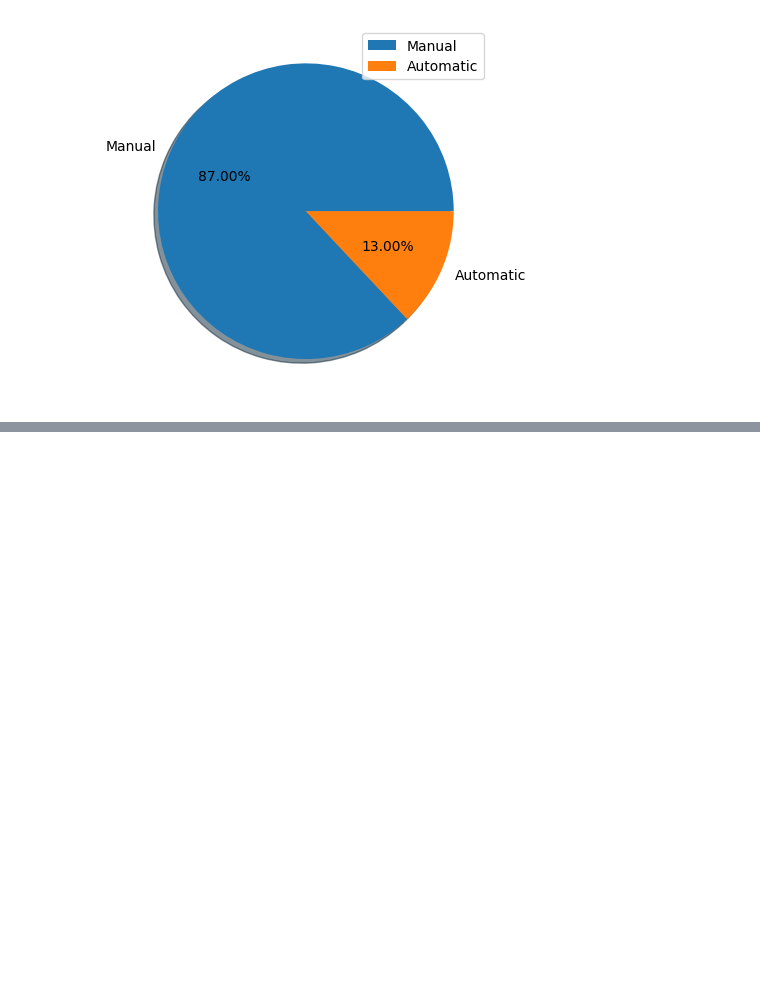
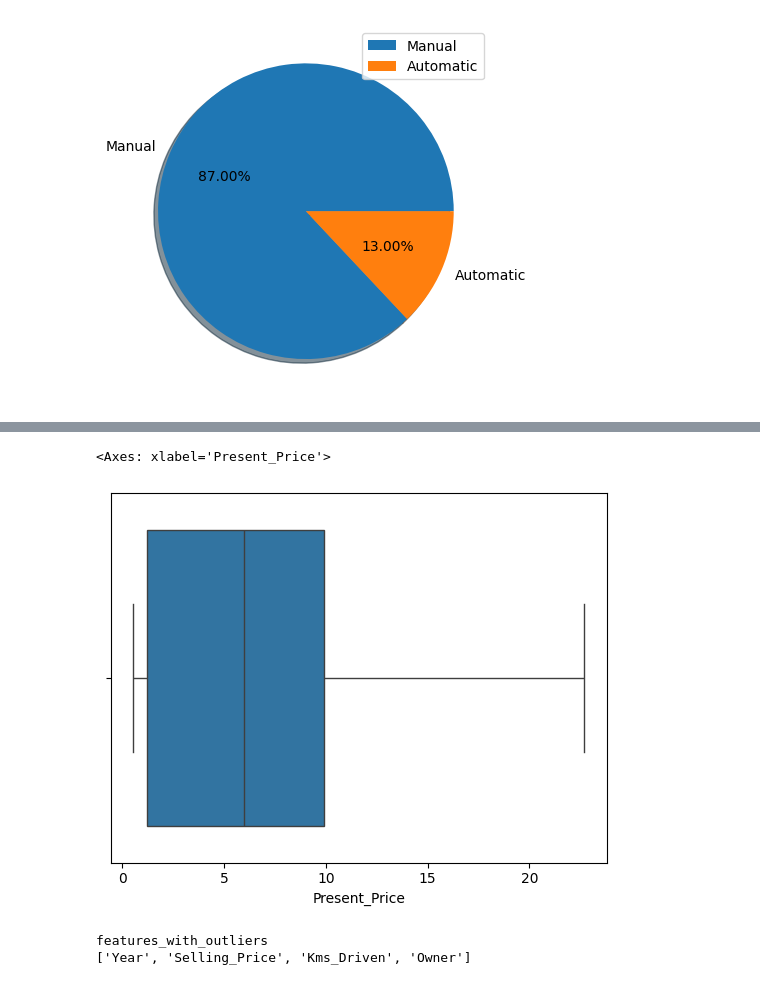
Before and after one commit to chetankhairnar05/Colab, a Jupyter notebook: class1.ipynb, the cells around one changed output, grey strips where cells are left out. Cells and saved outputs as stored; diff of their text form; code cells hidden in the pictures; blank space fills up the shorter version.

```diff
--- a/class1.ipynb
+++ b/class1.ipynb
@@ -275,0 +310,27 @@ plt.legend()
+# %%
+df['Present_Price'] = np.where(df['Present_Price'] > 22.7,22.7,df['Present_Price'])
+df['Present_Price'] = np.where(df['Present_Price'] < 0.54,0.54,df['Present_Price'])
+# %%
+sns.boxplot(x = 'Present_Price',data = df)
+# %% [output]
+<Axes: xlabel='Present_Price'>
+[figure, added]
+# %%
+numerical_cols = df.select_dtypes(include=['int64','float64','number']).columns
+features_with_outliers = []
+for col in numerical_cols:
+  Q1 = df[col].quantile(0.25)
+  Q3 = df[col].quantile(0.75)
+  IQR = Q3-Q1
+  lower_bound = Q1 - 1.5*IQR
+  upper_bound = Q3 + 1.5*IQR
+
+  outliers = df[(df[col] < lower_bound) | (df[col] > upper_bound)]
+  if not outliers.empty:
+    features_with_outliers.append(col)
+
+print("features_with_outliers")
+print(features_with_outliers)
+# %% [output]
+features_with_outliers
+['Year', 'Selling_Price', 'Kms_Driven', 'Owner']
```
Also changed, not shown: parts of 37 cells of this notebook.
